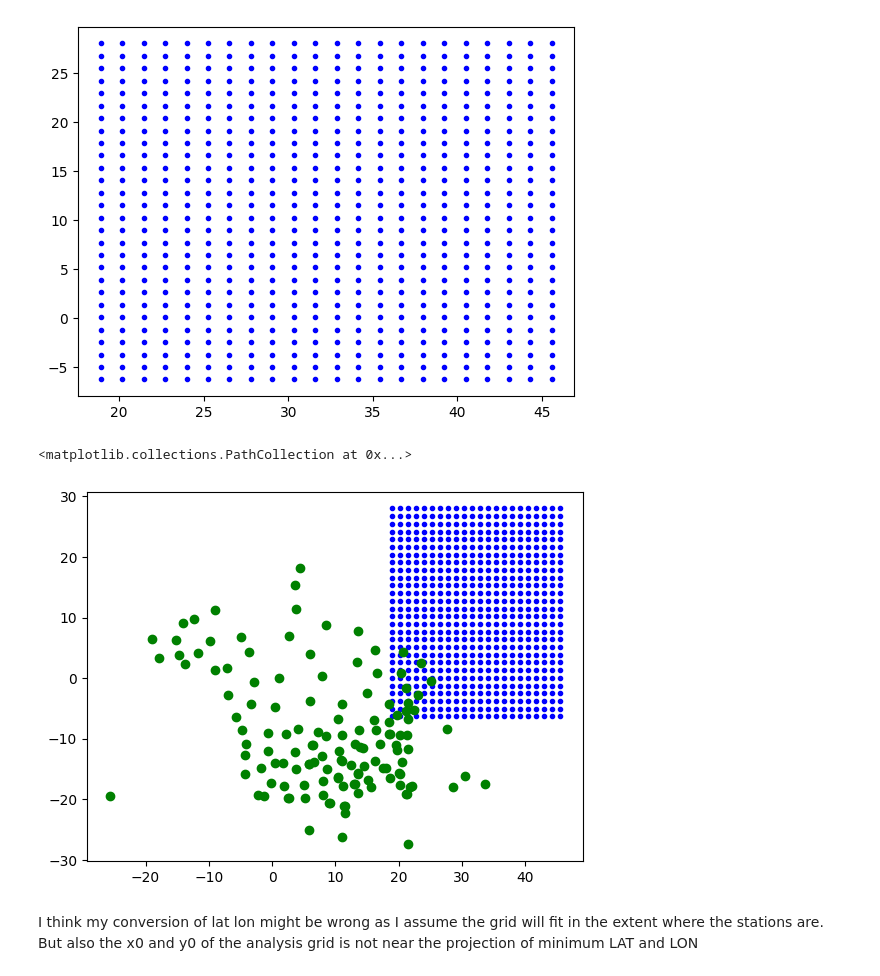
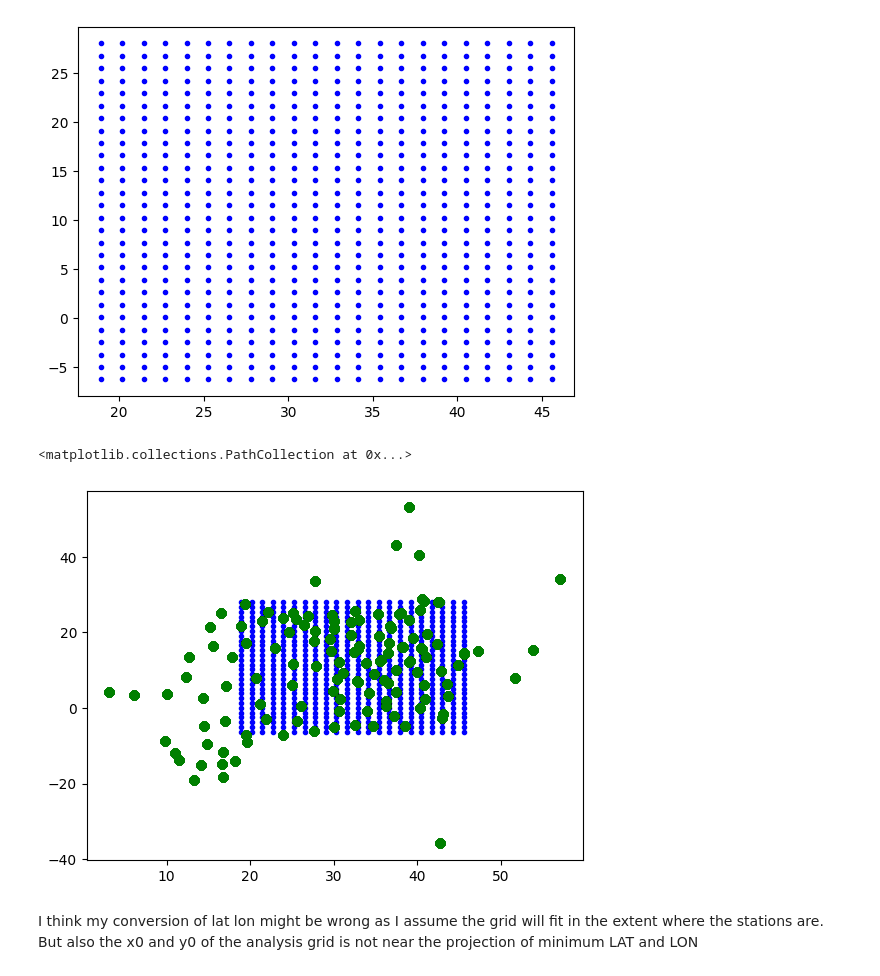
Before and after one commit to SWainty24/ATSC528, a Jupyter notebook: 01-Function_Fitting/function_fitting_SW.ipynb, the cells around one changed output. Drawn from its saved outputs; the diff is of its cells as text; code cells hidden in the pictures.

```diff
--- a/01-Function_Fitting/function_fitting_SW.ipynb
+++ b/01-Function_Fitting/function_fitting_SW.ipynb
@@ -102,28 +104,28 @@ Shape of y_grid: (28,)
 # %%
 # Function to convert latitude and longitude to x, y in stereographic projection
 def latlon_to_xy(station_lat, station_lon):
-    lat_rad = np.radians(station_lat)
-    lon_rad = np.radians(station_lon)
+  sigma = (1+np.sin(phi0)) / (1+np.sin(lat_rad))
+
+  x_obs = R * sigma * m *np.cos(lat_rad)*np.cos(lon_rad-lambda0)*100
+
+  y_obs = R * sigma * m *np.cos(lat_rad)*np.sin(lon_rad-lambda0)*100
 
 
-    # Calculating x and y
-    x_obs = R * np.cos(lat_rad) * np.sin(lon_rad - lambda0) * m*100
-    y_obs = R * (np.cos(phi0) * np.sin(lat_rad) - np.sin(phi0) * np.cos(lat_rad) * np.cos(lon_rad - lambda0)) * m*100
 
-    return x_obs, y_obs
+  return x_obs, y_obs
 
 # Apply the function to all latitude and longitude values
 obs_coords = np.array([latlon_to_xy(lat, lon) for lat, lon in zip(station_lat, station_lon)])
 
 # Separate x and y coordinates
 xk, yk = obs_coords[:, 0], obs_coords[:, 1]
 
 #Plot the Stations and the Grid to Verify Alignment (I got wrong here somewhere)
 plt.scatter(X, Y, color='blue', label='Grid Points', marker='.')  # Plot the grid points
 plt.scatter(xk, yk, color='green', label='Converted Station Positions', marker='o')  # Plot station positions
 # %% [output]
 <matplotlib.collections.PathCollection at 0x...>
-[figure, old version]
+[figure, new version]
 # %% [markdown]
 I think my conversion of lat lon might be wrong as I assume the grid will fit in the extent where the stations are. But also the x0 and y0 of the analysis grid is not near the projection of minimum LAT and LON
 # %%
```
Also changed, not shown: parts of 2 cells of this notebook.
